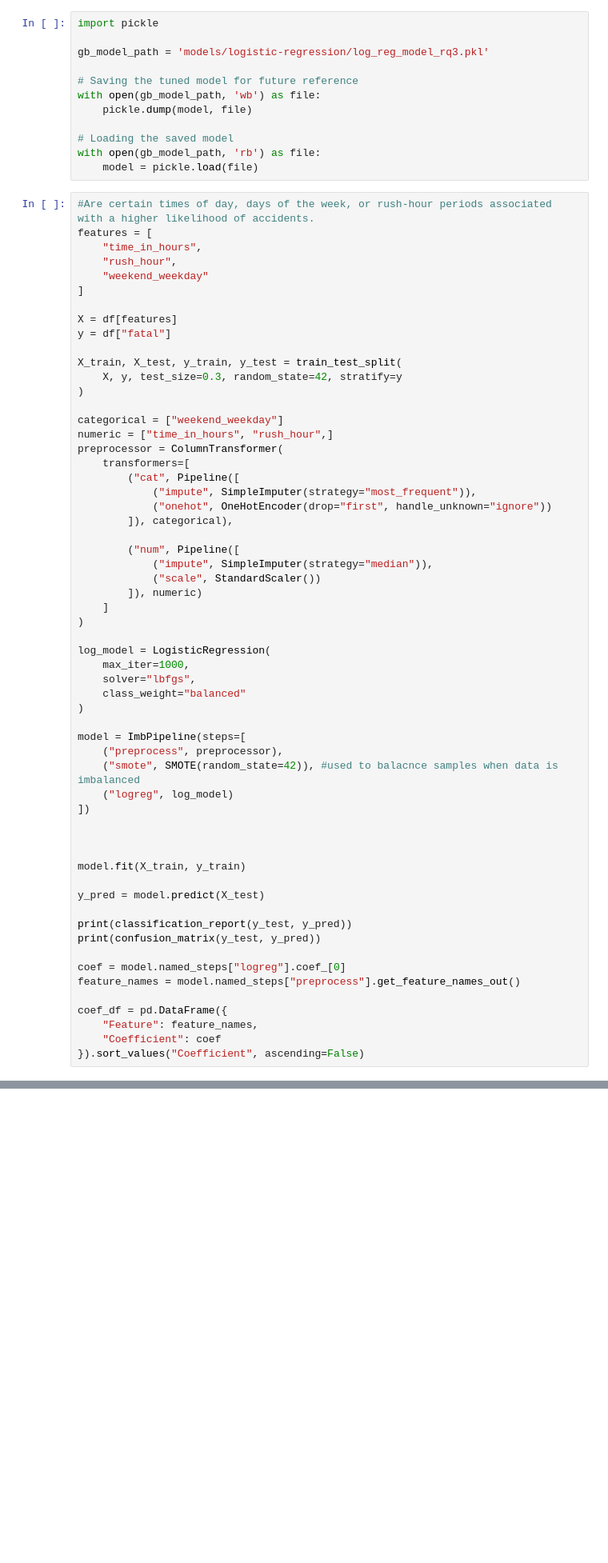
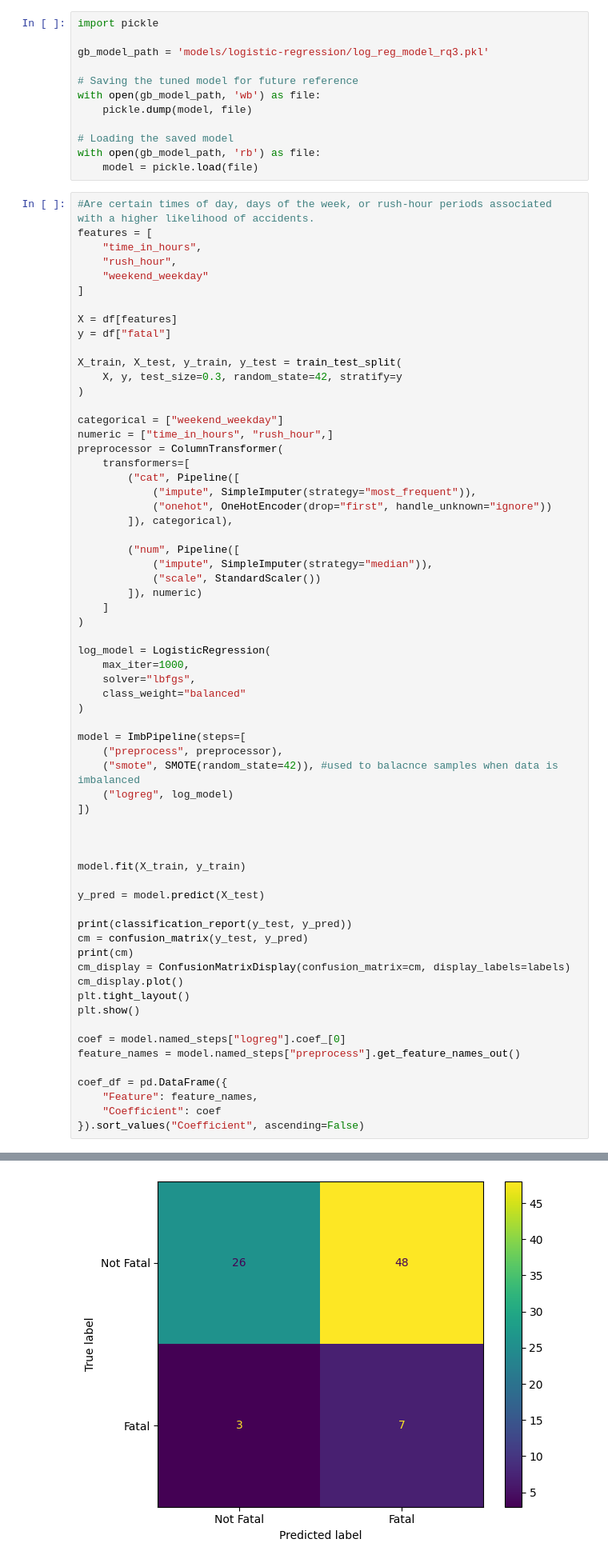
Before and after one commit to NicholasAttard/ICS5110-Applied-Machine-Learning-, a Jupyter notebook: 3a_Logistic_LinearRegression_NicholasAttard.ipynb, the cells around one changed output, grey strips where cells are left out. Shown at 80% size. Drawn from its saved outputs; the diff is of its cells as text; blank space fills up the shorter version.

```diff
--- a/3a_Logistic_LinearRegression_NicholasAttard.ipynb
+++ b/3a_Logistic_LinearRegression_NicholasAttard.ipynb
@@ -555,34 +555,40 @@ model = ImbPipeline(steps=[
     ("logreg", log_model)
 ])
 
 
 
 model.fit(X_train, y_train)
 
 y_pred = model.predict(X_test)
 
 print(classification_report(y_test, y_pred))
-print(confusion_matrix(y_test, y_pred))
+cm = confusion_matrix(y_test, y_pred)
+print(cm)
+cm_display = ConfusionMatrixDisplay(confusion_matrix=cm, display_labels=labels)
+cm_display.plot()
+plt.tight_layout()
+plt.show()
 
 coef = model.named_steps["logreg"].coef_[0]
 feature_names = model.named_steps["preprocess"].get_feature_names_out()
 
 coef_df = pd.DataFrame({
     "Feature": feature_names,
     "Coefficient": coef
 }).sort_values("Coefficient", ascending=False)
 # %% [output]
               precision    recall  f1-score   support
 
            0       0.90      0.35      0.50        74
            1       0.13      0.70      0.22        10
 
     accuracy                           0.39        84
    macro avg       0.51      0.53      0.36        84
 weighted avg       0.80      0.39      0.47        84
 
 [[26 48]
  [ 3  7]]
+[figure, added]
 # %%
 X_transformed = preprocessor.transform(X_train)
 coef = log_model.coef_[0]
```
Also changed, not shown: parts of 6 cells of this notebook.
